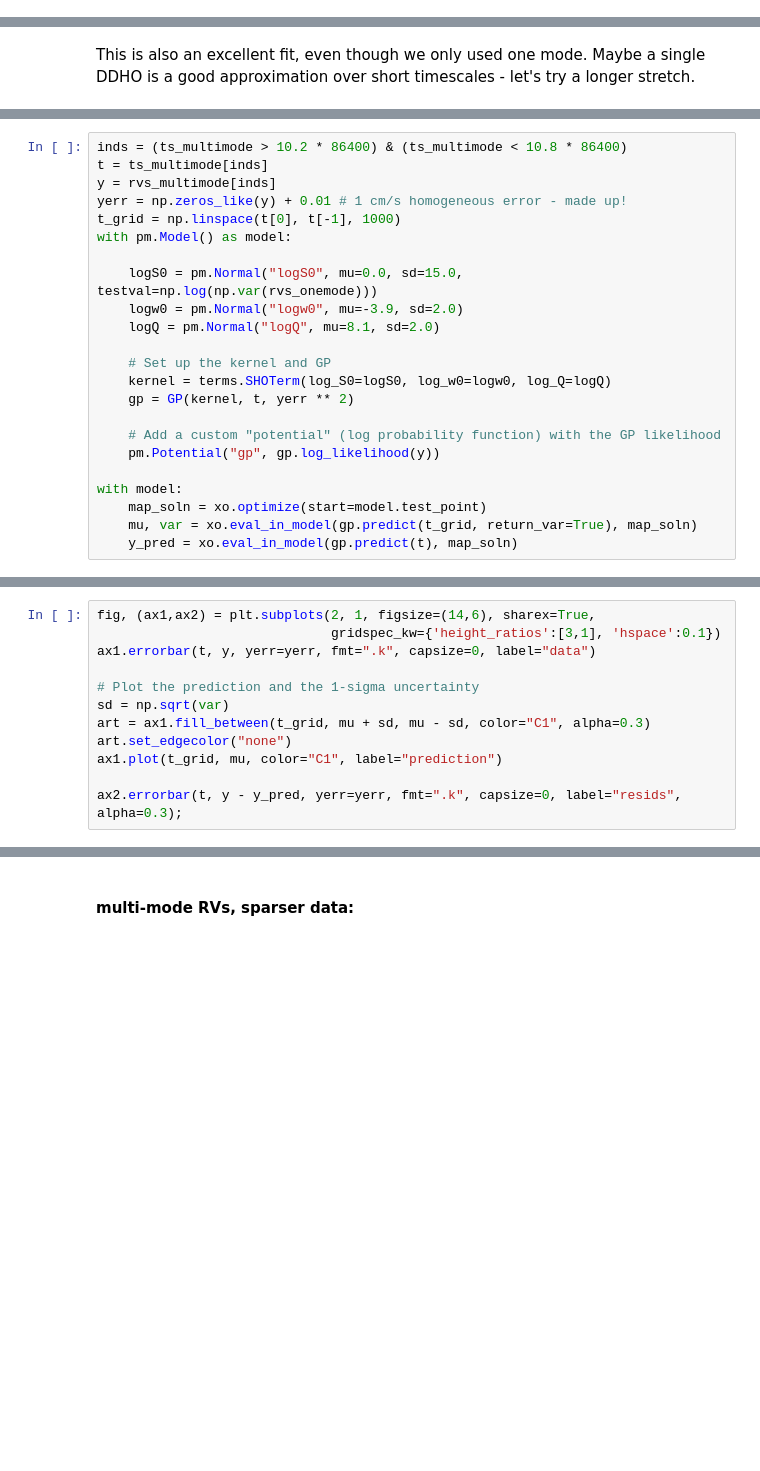
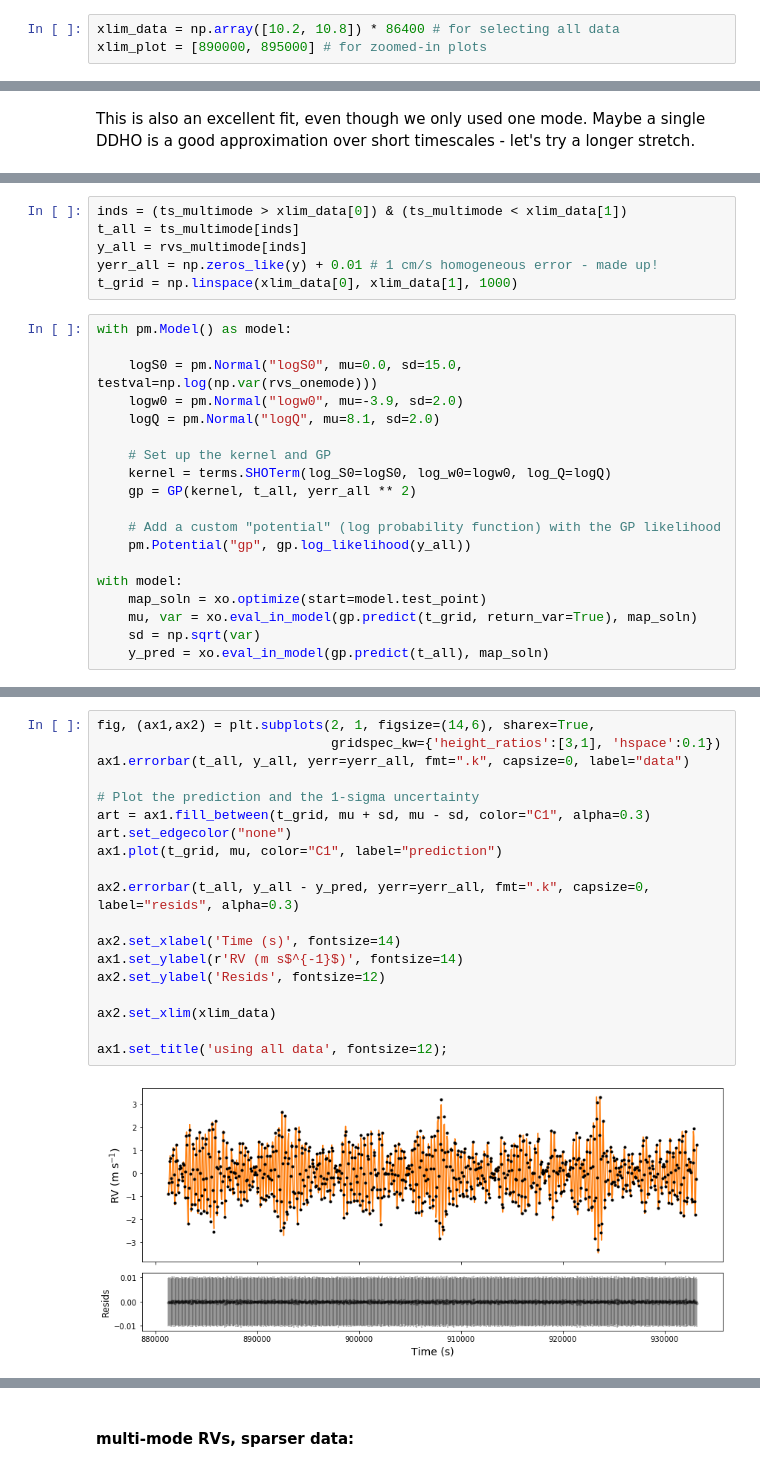
Before and after one commit to megbedell/pmodes, a Jupyter notebook: experiments/02-gp-fitting.ipynb, the cells around one changed output, grey strips where cells are left out. Drawn from its saved outputs; the diff is of its cells as text; blank space fills up the shorter version.

```diff
--- a/experiments/02-gp-fitting.ipynb
+++ b/experiments/02-gp-fitting.ipynb
@@ -12,6 +12,9 @@ data_dir = '/Users/mbedell/python/pmodes/experiments/data/'
 import pymc3 as pm
 import theano.tensor as tt
 from exoplanet.gp import terms, GP
+# %%
+xlim_data = np.array([10.2, 10.8]) * 86400 # for selecting all data
+xlim_plot = [890000, 895000] # for zoomed-in plots
 # %% [markdown]
 #### Try fitting a GP to a short timeseries of single-mode RV oscillations:
 # %%
@@ -123,9 +155,10 @@ ax.set_xlim([10.2,10.8]);
+# %%
+inds = (ts_multimode > xlim_data[0]) & (ts_multimode < xlim_data[1])
+t_all = ts_multimode[inds]
+y_all = rvs_multimode[inds]
+yerr_all = np.zeros_like(y) + 0.01 # 1 cm/s homogeneous error - made up!
+t_grid = np.linspace(xlim_data[0], xlim_data[1], 1000)
 # %%
-inds = (ts_multimode > 10.2 * 86400) & (ts_multimode < 10.8 * 86400)
-t = ts_multimode[inds]
-y = rvs_multimode[inds]
-yerr = np.zeros_like(y) + 0.01 # 1 cm/s homogeneous error - made up!
-t_grid = np.linspace(t[0], t[-1], 1000)
 with pm.Model() as model:
 
     logS0 = pm.Normal("logS0", mu=0.0, sd=15.0, testval=np.log(np.var(rvs_onemode)))
@@ -134,12 +167,13 @@ with pm.Model() as model:
 
     # Set up the kernel and GP
     kernel = terms.SHOTerm(log_S0=logS0, log_w0=logw0, log_Q=logQ)
-    gp = GP(kernel, t, yerr ** 2)
+    gp = GP(kernel, t_all, yerr_all ** 2)
 
     # Add a custom "potential" (log probability function) with the GP likelihood
-    pm.Potential("gp", gp.log_likelihood(y))
+    pm.Potential("gp", gp.log_likelihood(y_all))
 
 with model:
     map_soln = xo.optimize(start=model.test_point)
     mu, var = xo.eval_in_model(gp.predict(t_grid, return_var=True), map_soln)
-    y_pred = xo.eval_in_model(gp.predict(t), map_soln)
+    sd = np.sqrt(var)
+    y_pred = xo.eval_in_model(gp.predict(t_all), map_soln)
@@ -146,12 +185,21 @@ with model:
 # %%
 fig, (ax1,ax2) = plt.subplots(2, 1, figsize=(14,6), sharex=True,
                               gridspec_kw={'height_ratios':[3,1], 'hspace':0.1})
-ax1.errorbar(t, y, yerr=yerr, fmt=".k", capsize=0, label="data")
+ax1.errorbar(t_all, y_all, yerr=yerr_all, fmt=".k", capsize=0, label="data")
 
 # Plot the prediction and the 1-sigma uncertainty
-sd = np.sqrt(var)
 art = ax1.fill_between(t_grid, mu + sd, mu - sd, color="C1", alpha=0.3)
 art.set_edgecolor("none")
 ax1.plot(t_grid, mu, color="C1", label="prediction")
 
-ax2.errorbar(t, y - y_pred, yerr=yerr, fmt=".k", capsize=0, label="resids", alpha=0.3);
+ax2.errorbar(t_all, y_all - y_pred, yerr=yerr_all, fmt=".k", capsize=0, label="resids", alpha=0.3)
+
+ax2.set_xlabel('Time (s)', fontsize=14)
+ax1.set_ylabel(r'RV (m s$^{-1}$)', fontsize=14)
+ax2.set_ylabel('Resids', fontsize=12)
+
+ax2.set_xlim(xlim_data)
+
+ax1.set_title('using all data', fontsize=12);
+# %% [output]
+[figure, added]
```
Also changed, not shown: parts of 31 cells of this notebook.
